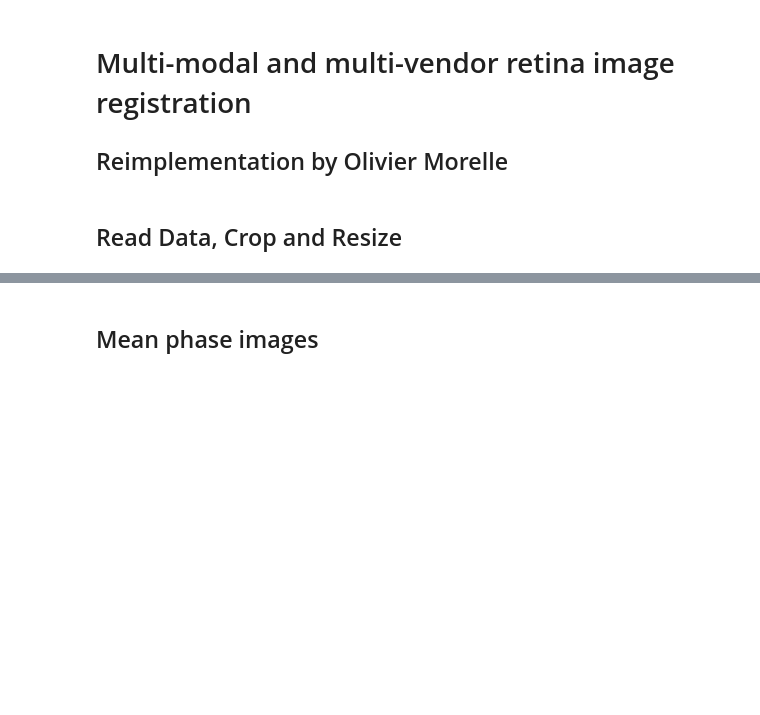
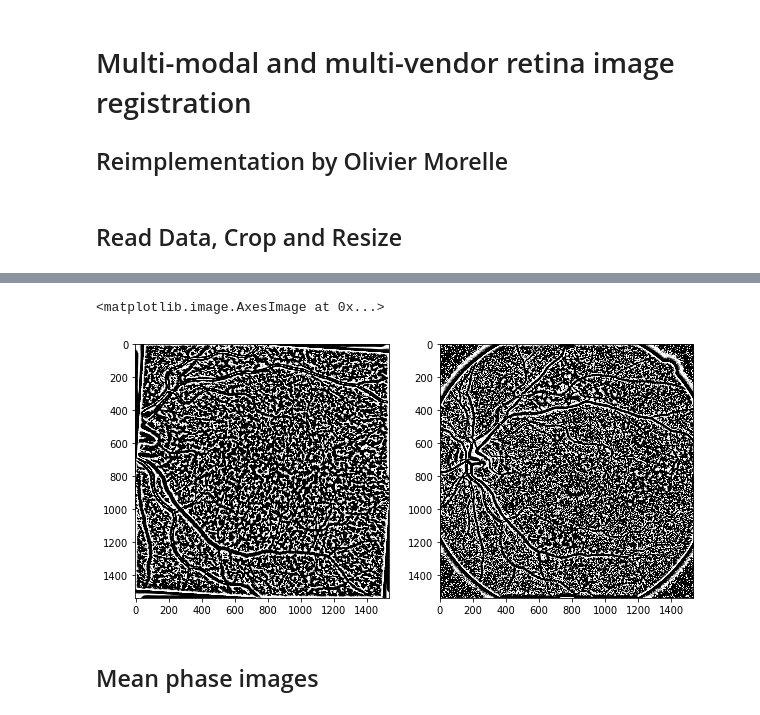
Before and after one commit to MedVisBonn/eyepy, a Jupyter notebook: notebooks/NIR_CFP_registration.ipynb, the cells around one changed output, grey strips where cells are left out. Saved outputs shown, nothing was run; the diff lists cells and outputs as text; code cells hidden in the pictures; blank space fills up the shorter version.

```diff
--- a/notebooks/NIR_CFP_registration.ipynb
+++ b/notebooks/NIR_CFP_registration.ipynb
@@ -69,3 +48,16 @@ plt.show()
+# %%
+nir_pc = imageio.imread("/home/morelle/Projects/octave/nir_pc.tiff")
+cfp_pc = imageio.imread("/home/morelle/Projects/octave/cfp_pc.tiff")
+
+nir_pc = (nir_pc/nir_pc.max() * np.pi) -np.pi/2
+cfp_pc = (cfp_pc/cfp_pc.max() * np.pi) -np.pi/2
+
+fig, (ax1, ax2) = plt.subplots(1,2,figsize=(10,20))
+ax1.imshow(nir_pc, cmap="gray")
+ax2.imshow(cfp_pc, cmap="gray")
+# %% [output]
+<matplotlib.image.AxesImage at 0x...>
+[figure, added]
 # %% [markdown]
 ## Mean phase images
 # %%
```
Also changed, not shown: parts of 40 cells of this notebook, 1 other file.
